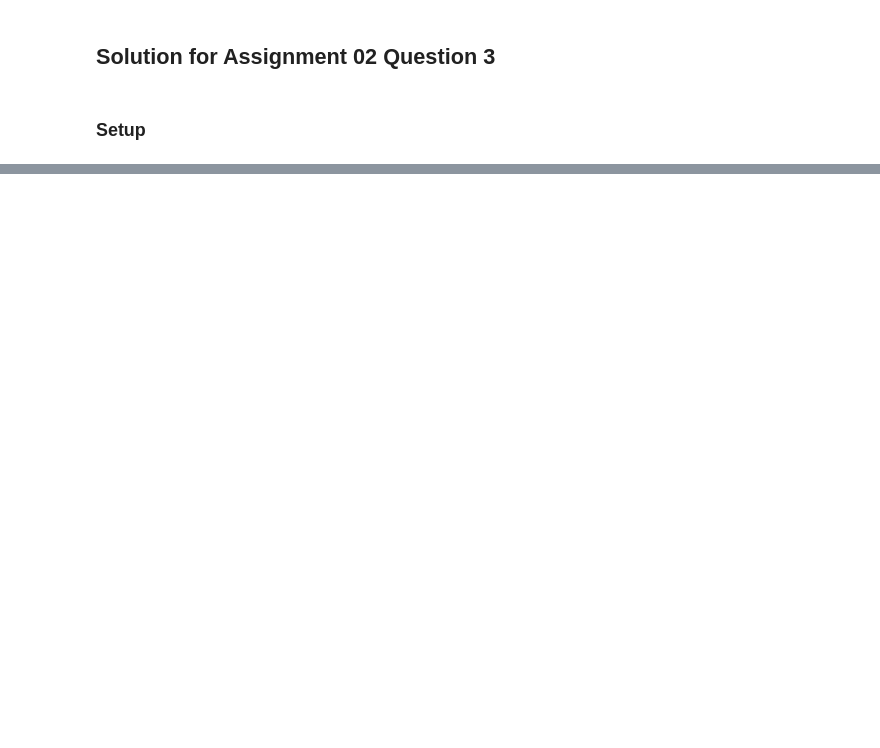
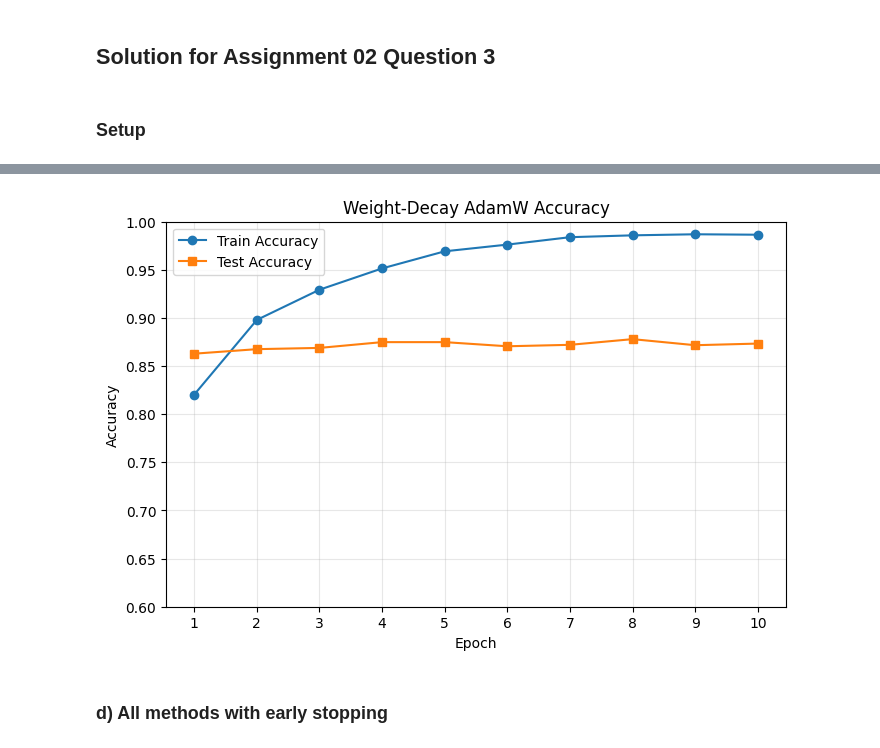
Before and after one commit to Adampi210/Purdue-ECE-69500ODL-Fall-2026-Programs, a Jupyter notebook: assignments/02/03_solution.ipynb, the cells around one changed output, grey strips where cells are left out. Cells and saved outputs as stored; diff of their text form; code cells hidden in the pictures; blank space fills up the shorter version.

```diff
--- a/assignments/02/03_solution.ipynb
+++ b/assignments/02/03_solution.ipynb
@@ -112,0 +297,6 @@ KeyboardInterrupt:
+# %%
+plot_accs("Weight-Decay AdamW Accuracy", train_accs_wd_AdamW, test_accs_wd_AdamW)
+# %% [output]
+[figure, added]
+# %% [markdown]
+### d) All methods with early stopping
```
Also changed, not shown: parts of 13 cells of this notebook.
